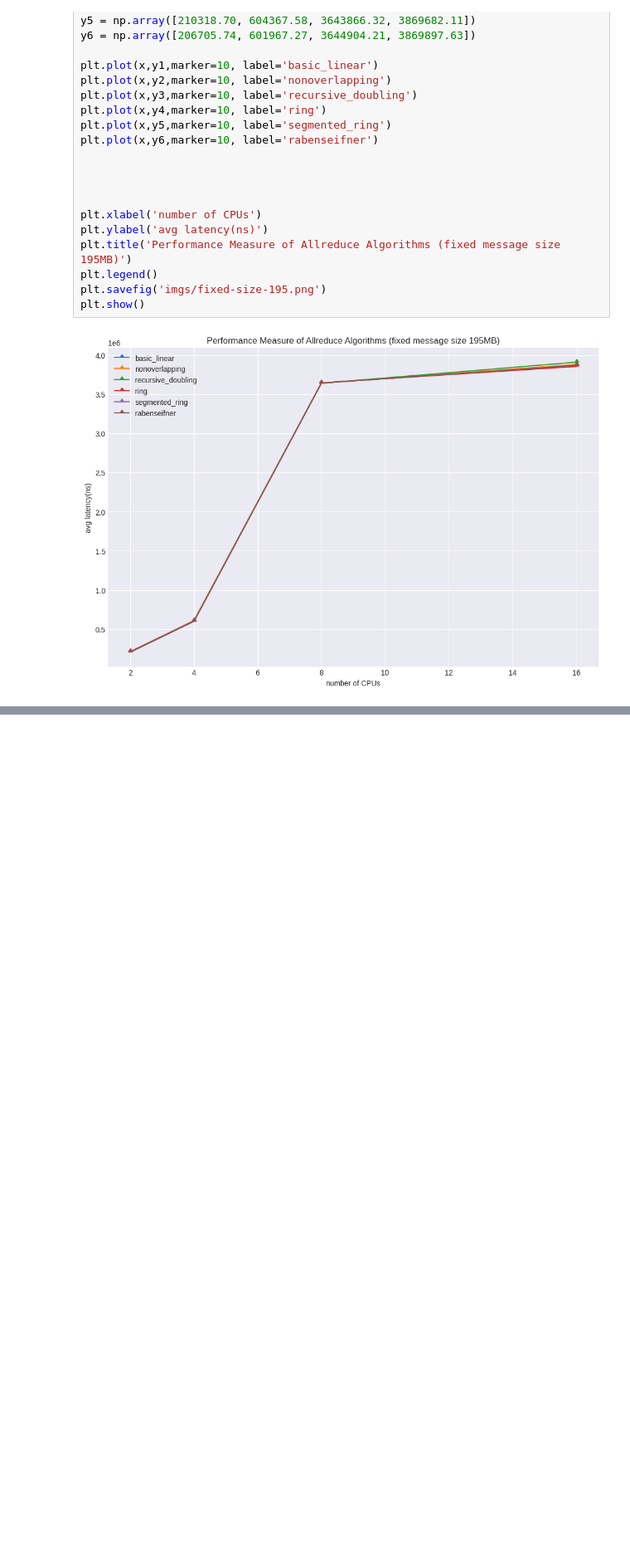
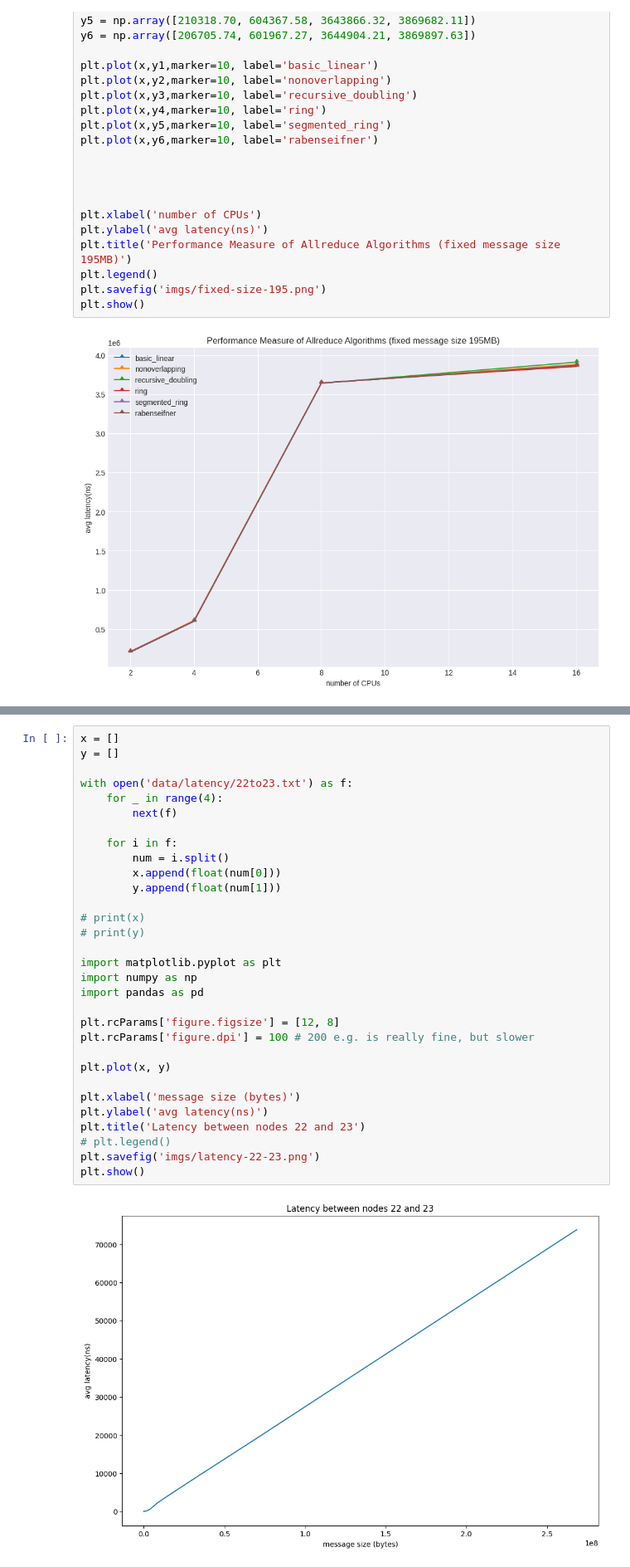
Before and after one commit to dexhunter/allreduce-experiments, a Jupyter notebook: visualize.ipynb, the cells around one changed output, grey strips where cells are left out. Shown at 83% size. Cells and saved outputs as stored; diff of their text form; blank space fills up the shorter version.

```diff
--- a/visualize.ipynb
+++ b/visualize.ipynb
@@ -1074,0 +1191,33 @@ plt.show()
+# %%
+x = []
+y = []
+
+with open('data/latency/22to23.txt') as f:
+    for _ in range(4):
+        next(f)
+
+    for i in f:
+        num = i.split()
+        x.append(float(num[0]))
+        y.append(float(num[1]))
+
+# print(x)
+# print(y)
+
+import matplotlib.pyplot as plt
+import numpy as np
+import pandas as pd
+
+plt.rcParams['figure.figsize'] = [12, 8]
+plt.rcParams['figure.dpi'] = 100 # 200 e.g. is really fine, but slower
+
+plt.plot(x, y)
+
+plt.xlabel('message size (bytes)')
+plt.ylabel('avg latency(ns)')
+plt.title('Latency between nodes 22 and 23')
+# plt.legend()
+plt.savefig('imgs/latency-22-23.png')
+plt.show()
+# %% [output]
+[figure, added]
```
Also changed, not shown: parts of 5 cells of this notebook, 4 other files.
